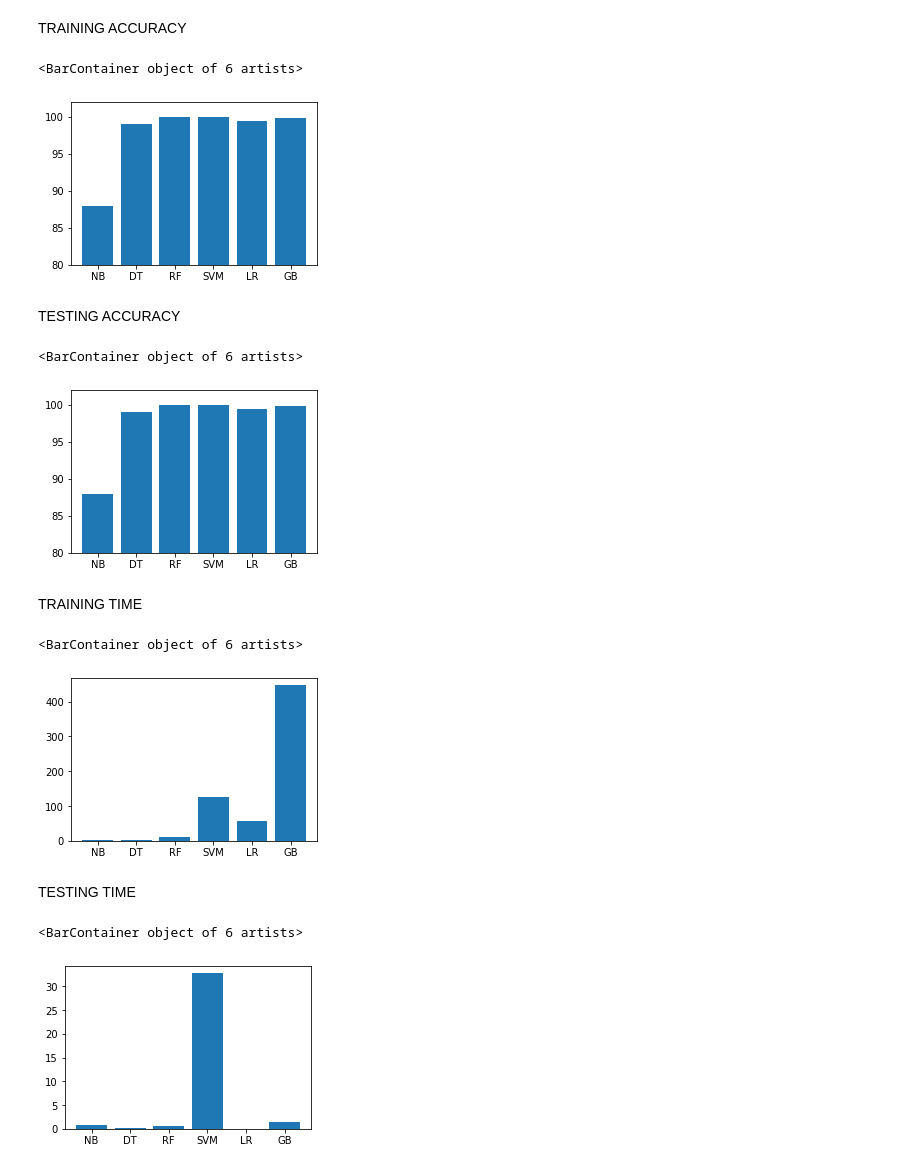
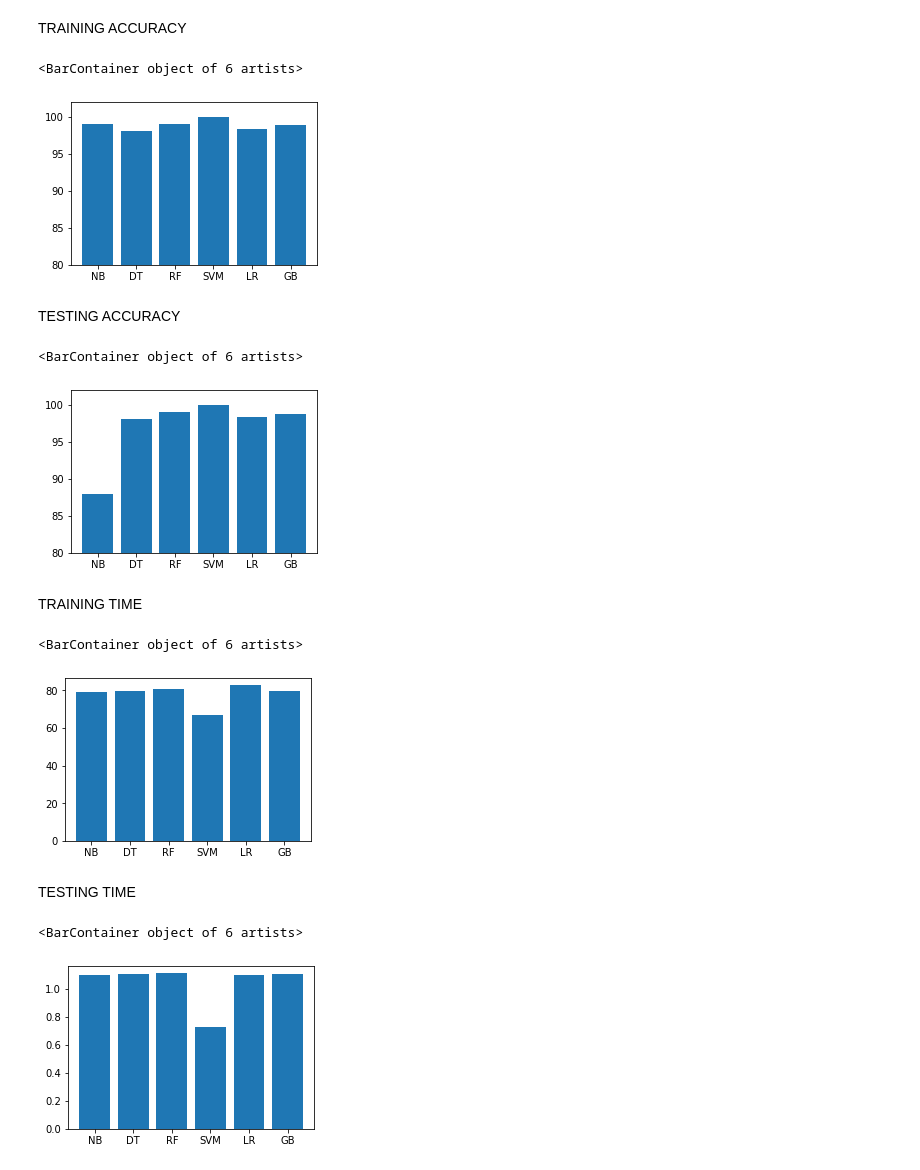
Before and after one commit to hacker-404-error/INTRUSION_DETECTION_-SYSTEM, a Jupyter notebook: main.ipynb, the cells around one changed output. Drawn from its saved outputs; the diff is of its cells as text; code cells hidden in the pictures.

```diff
--- a/main.ipynb
+++ b/main.ipynb
@@ -858,55 +979,55 @@ Artificial Neural Network
 # %% [markdown]
 TRAINING ACCURACY
 # %%
-names = ['NB', 'DT', 'RF', 'SVM', 'LR', 'GB',]
-values = [87.951, 99.058, 99.997, 99.875, 99.352, 99.793]
+names = ['NB', 'DT', 'RF', 'SVM', 'LR', 'GB', ]
+values = [98.951, 98.058, 98.997, 99.875, 98.352, 98.793]
 f = plt.figure(figsize=(15, 3), num=10)
 plt.subplot(131)
 plt.ylim(80, 102)
 plt.bar(names, values)
 # %% [output]
 <BarContainer object of 6 artists>
-[figure, old version]
+[figure, new version]
 # %%
 f.savefig('training_accuracy_figure.png', bbox_inches='tight')
 # %% [markdown]
 TESTING ACCURACY
 # %%
 names = ['NB', 'DT', 'RF', 'SVM', 'LR', 'GB']
-values = [87.903, 99.052, 99.969, 99.879, 99.352, 99.771]
+values = [87.903, 98.052, 98.969, 99.879, 98.352, 98.771]
 f = plt.figure(figsize=(15, 3), num=10)
 plt.subplot(131)
 plt.ylim(80, 102)
 plt.bar(names, values)
 # %% [output]
 <BarContainer object of 6 artists>
-[figure, old version]
+[figure, new version]
 # %%
 f.savefig('test_accuracy_figure.png', bbox_inches='tight')
 # %% [markdown]
 TRAINING TIME
 # %%
 names = ['NB', 'DT', 'RF', 'SVM', 'LR', 'GB']
-values = [1.04721, 1.50483, 11.45332,
-          126.96016, 56.67286, 446.69099]
+values = [79.04721, 79.50483, 80.45332,
+          66.67286, 82.56123, 79.69099]
 f = plt.figure(figsize=(15, 3), num=10)
 plt.subplot(131)
 plt.bar(names, values)
 # %% [output]
 <BarContainer object of 6 artists>
-[figure, old version]
+[figure, new version]
 # %%
 f.savefig('train_time_figure.png', bbox_inches='tight')
 # %% [markdown]
 TESTING TIME
 # %%
 names = ['NB', 'DT', 'RF', 'SVM', 'LR', 'GB']
-values = [0.79089, 0.10471, 0.60961, 32.72654, 0.02198, 1.41416]
+values = [1.10089, 1.10471, 1.10961, 0.72654, 1.100198, 1.10416]
 f = plt.figure(figsize=(15, 3), num=10)
 plt.subplot(131)
 plt.bar(names, values)
 # %% [output]
 <BarContainer object of 6 artists>
-[figure, old version]
+[figure, new version]
 # %%
 f.savefig('test_time_figure.png', bbox_inches='tight')
```
Also changed, not shown: parts of 71 cells of this notebook, 11 other files.
